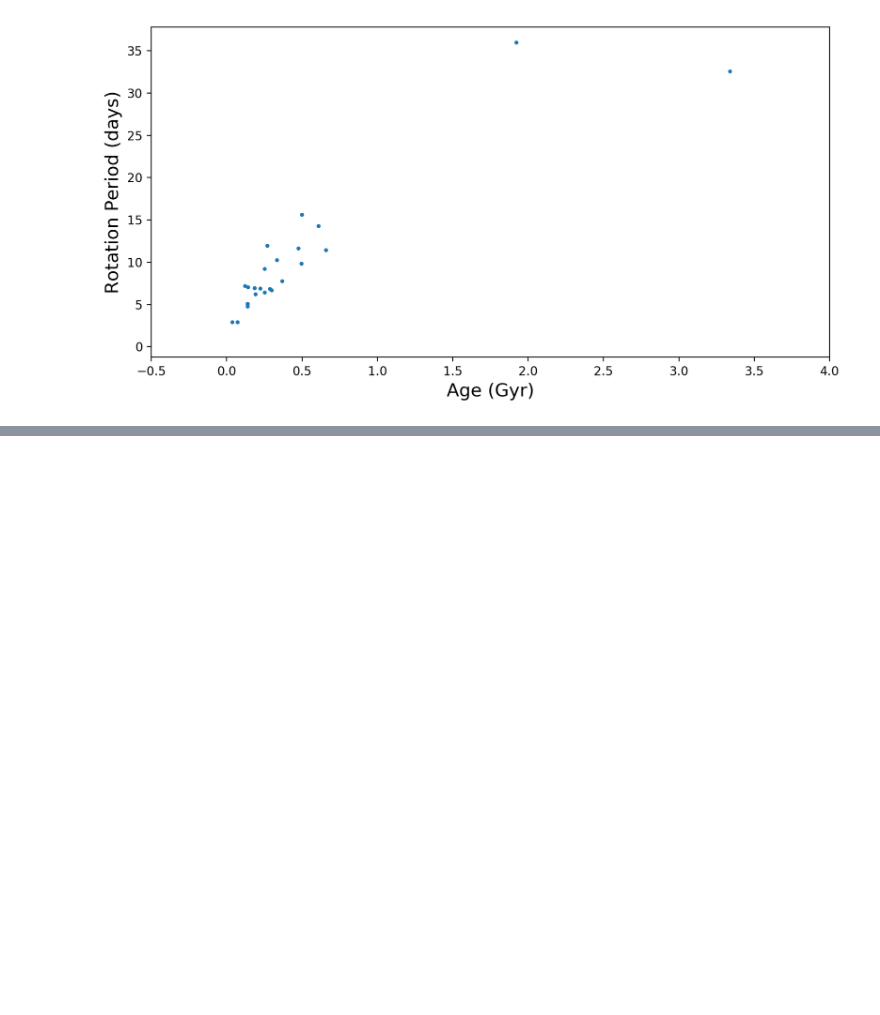
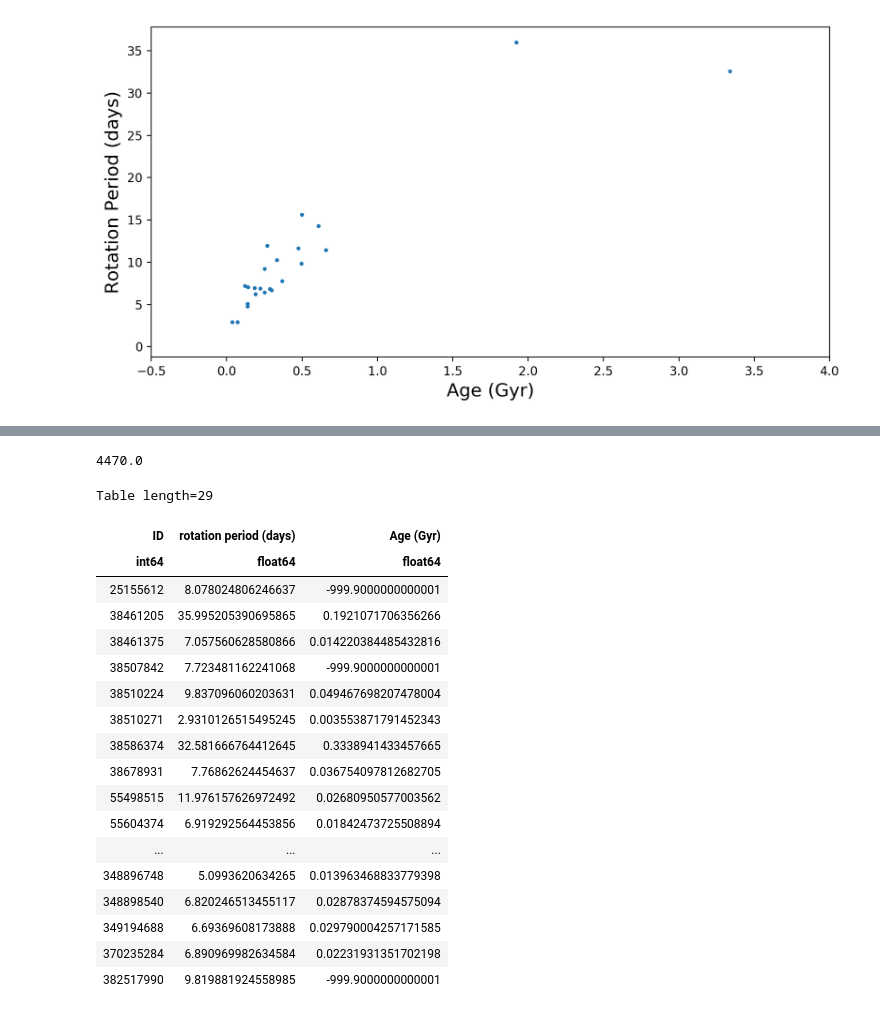
Before and after one commit to AmelieRA/STELLAR_interns, a Jupyter notebook: INTERN_CODE/Rie/OurdataAndKepler.ipynb, the cells around one changed output, grey strips where cells are left out. Drawn from its saved outputs; the diff is of its cells as text; code cells hidden in the pictures; blank space fills up the shorter version.

```diff
--- a/INTERN_CODE/Rie/OurdataAndKepler.ipynb
+++ b/INTERN_CODE/Rie/OurdataAndKepler.ipynb
@@ -288,0 +321,38 @@ what trend does this show?
+# %%
+max(ourdata_withtemp['temp'])
+#b=min(ourdata_withtemp['temp'])
+# %% [output]
+4470.0
+# %%
+datatable1 = Table()
+t = Table()
+t['ID'] = ourdata_withtemp['tic']
+t['rotation period (days)'] = ourdata_withtemp['period']
+#t['spectral type'] =
+t['Age (Gyr)'] = ourdata_withtemp['Age_unc']
+#t = Table(names=('a', 'b', 'c'), dtype=('f4', 'i4', 'S2'))
+#t.add_row((1, 2.0, 'x'))
+#t.add_row((4, 5.0, 'y'))
+
+t
+#mass and rotation err measurements!
+# %% [output]
+Table length=29
+| ID | rotation period (days) | Age (Gyr) |
+| int64 | float64 | float64 |
+| 25155612 | 8.078024806246637 | -999.9000000000001 |
+| 38461205 | 35.995205390695865 | 0.1921071706356266 |
+| 38461375 | 7.057560628580866 | 0.014220384485432816 |
+| 38507842 | 7.723481162241068 | -999.9000000000001 |
+| 38510224 | 9.837096060203631 | 0.049467698207478004 |
+| 38510271 | 2.9310126515495245 | 0.003553871791452343 |
+| 38586374 | 32.581666764412645 | 0.3338941433457665 |
+| 38678931 | 7.76862624454637 | 0.036754097812682705 |
+| 55498515 | 11.976157626972492 | 0.02680950577003562 |
+| 55604374 | 6.919292564453856 | 0.01842473725508894 |
+| ... | ... | ... |
+| 348896748 | 5.0993620634265 | 0.013963468833779398 |
+| 348898540 | 6.820246513455117 | 0.02878374594575094 |
+| 349194688 | 6.69369608173888 | 0.029790004257171585 |
+| 370235284 | 6.890969982634584 | 0.02231931351702198 |
+| 382517990 | 9.819881924558985 | -999.9000000000001 |
```
Also changed, not shown: parts of 7 cells of this notebook, 8 other files.
